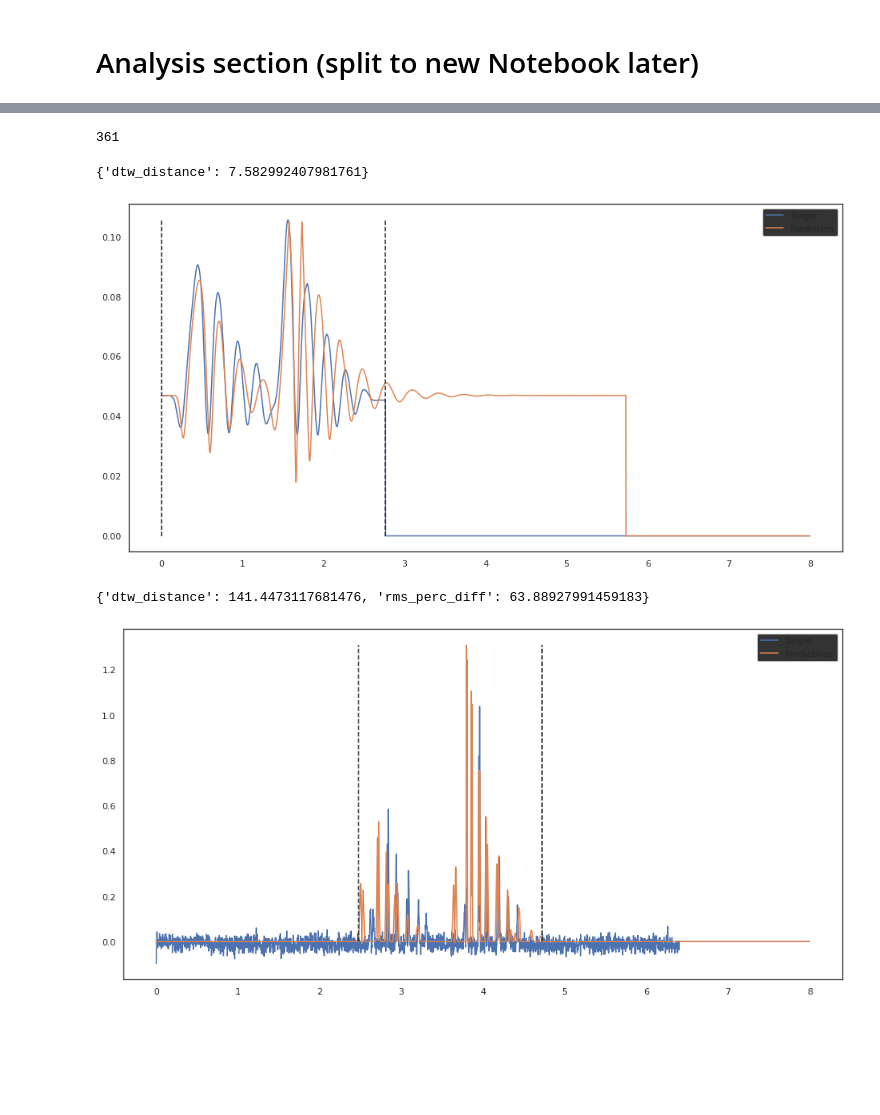
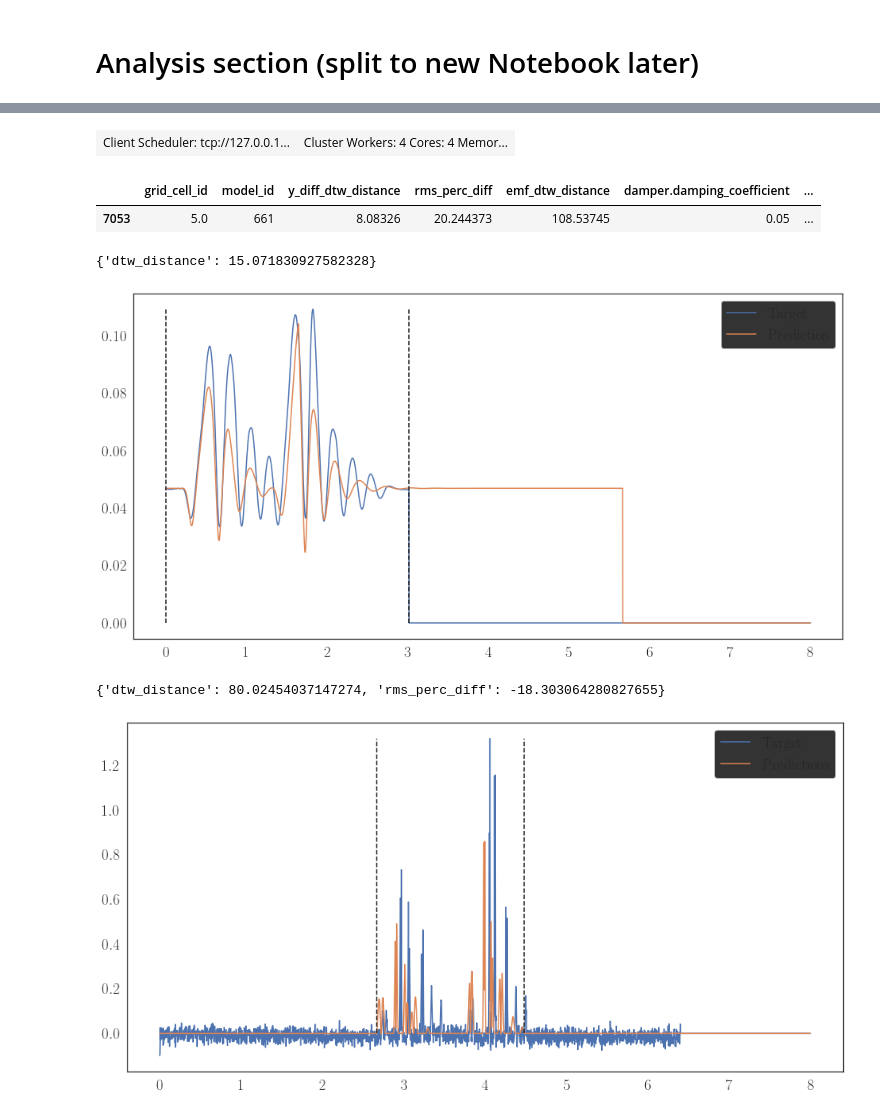
Before and after one commit to mnicstruwig/FlexibleFluxSimulator, a Jupyter notebook: experiments/2020-05-22-Analyze-Grid-Results.ipynb, the cells around one changed output, grey strips where cells are left out. Cells and saved outputs as stored; diff of their text form; code cells hidden in the pictures; blank space fills up the shorter version.

```diff
--- a/experiments/2020-05-22-Analyze-Grid-Results.ipynb
+++ b/experiments/2020-05-22-Analyze-Grid-Results.ipynb
@@ -353,9 +466,9 @@ best_param_sets
-# %%
-# Given this, and since we're interested in a balance of quantitative and qualitative matching, we select the `balanced` class
-chosen_model_id = best_param_sets['y_diff_dtw']
-chosen_model_id
-# %% [output]
-361
+# %%
+import dask.dataframe as dd
+from dask.distributed import Client
+Client()
+# %% [output]
+| Client Scheduler: tcp://127.0.0.1... | Cluster Workers: 4 Cores: 4 Memor... |
 # %%
 # Ok, let's try load the groundtruth
 # Let's get some groundtruth in here
@@ -442,7 +555,7 @@ samples['C'] = collect_samples(base_path=base_groundtruth_path,
 
 groundtruth = {}
 for device in ['A', 'B', 'C']:
-    groundtruth_factory = GroundTruthFactory(samples_list=samples[device][:5],  # noqa <-- take the first five groundtruth samples
+    groundtruth_factory = GroundTruthFactory(samples_list=samples[device][:],
                                              lvp_kwargs=dict(mm=10,
                                                              seconds_per_frame=1/60,
                                                              pixel_scale=0.154508),
@@ -457,20 +570,20 @@ import dask.dataframe as dd
 def get_curve(df_curves_path, model_id, input_excitation_number, device_id):
     #df_curves = vaex.open(df_curves_path)[['model_id', 'input_excitation_number', 'device_id', 'time', 'emf', 'y_diff']]
     df_curves = dd.read_parquet(df_curves_path,
-                                columns=['model_id', 'input_excitation_number', 'device_id', 'time', 'emf', 'y_diff'])
+                                columns=['model_id', 'input_excitation', 'device_id', 'time', 'emf', 'y_diff'],
+                                filters=[('device_id', '==', device_id), ('input_excitation', '==', input_excitation_number)])
     df_temp = df_curves[df_curves['model_id'] == model_id]
-    df_temp = df_temp[df_temp['input_excitation_number'] == input_excitation_number]
+    df_temp = df_temp[df_temp['input_excitation'] == input_excitation_number]
     df_temp = df_temp[df_temp['device_id'] == device_id].compute()
-    del df_curves
-    return df_temp
+    return df_temp.sort_values(by='time')
 # %%
 def compare_mech(df_curves_path, groundtruth, model_id, input_excitation_number, device_id):
     x = get_curve(df_curves_path, model_id, input_excitation_number, device_id)
 
 
     mech_eval = evaluate.MechanicalSystemEvaluator(
-        y_target = groundtruth[device_id][input_excitation_number-1].mech.y_diff,  # Referenced to zero
-        time_target = groundtruth[device_id][input_excitation_number-1].mech.time,
+        y_target = groundtruth[device_id][input_excitation_number].mech.y_diff,  # Referenced to zero
+        time_target = groundtruth[device_id][input_excitation_number].mech.time,
         metrics = {'dtw_distance': metrics.dtw_euclid_distance}
     )
 
@@ -486,8 +599,8 @@ def compare_elec(df_curves_path, groundtruth, model_id, input_excitation_number,
     x = get_curve(df_curves_path, model_id, input_excitation_number, device_id)
 
     elec_eval = evaluate.ElectricalSystemEvaluator(
-        emf_target=groundtruth[device_id][input_excitation_number-1].elec.emf,  # Referenced to zero
-        time_target=groundtruth[device_id][input_excitation_number-1].elec.time,
+        emf_target=groundtruth[device_id][input_excitation_number].elec.emf,  # Referenced to zero
+        time_target=groundtruth[device_id][input_excitation_number].elec.time,
         metrics = {'dtw_distance': metrics.dtw_euclid_distance,
                   'rms_perc_diff': metrics.root_mean_square_percentage_diff},
         clip_threshold=1e-4
@@ -500,14 +613,20 @@ def compare_elec(df_curves_path, groundtruth, model_id, input_excitation_number,
     print(elec_eval.score())
     elec_eval.poof(figsize=(16, 8))
     del x
+# %%
+df2_filtered.query('device_id == "B" and input_excitation == 0 and model_id==661')
+# %% [output]
+|  | grid_cell_id | model_id | y_diff_dtw_distance | rms_perc_diff | emf_dtw_distance | damper.damping_coefficient | ... |
+| 7053 | 5.0 | 661 | 8.08326 | 20.244373 | 108.53745 | 0.05 | ... |
 # %%
-input_ = 4
+input_ = 2
 device = 'A'
+chosen_model_id = 661
 
-compare_mech('big_data.parquet', groundtruth, chosen_model_id, input_, device)
-compare_elec('big_data.parquet', groundtruth, chosen_model_id, input_, device)
+compare_mech('joined.parquet', groundtruth, chosen_model_id, input_, device)
+compare_elec('joined.parquet', groundtruth, chosen_model_id, input_, device)
 # %% [output]
-{'dtw_distance': 7.582992407981761}
+{'dtw_distance': 15.071830927582328}
-[figure, old version]
+[figure, new version]
-{'dtw_distance': 141.4473117681476, 'rms_perc_diff': 63.88927991459183}
+{'dtw_distance': 80.02454037147274, 'rms_perc_diff': -18.303064280827655}
-[figure, old version]
+[figure, new version]
```
Also changed, not shown: parts of 55 cells of this notebook, 4 other files.
